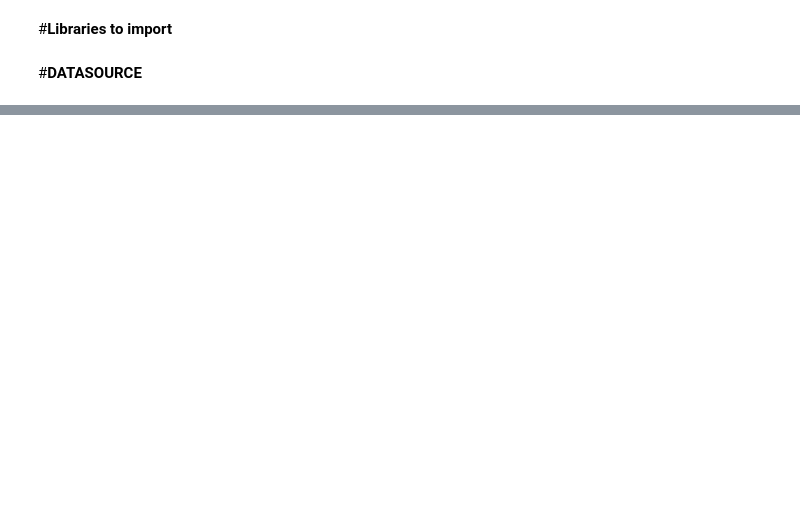
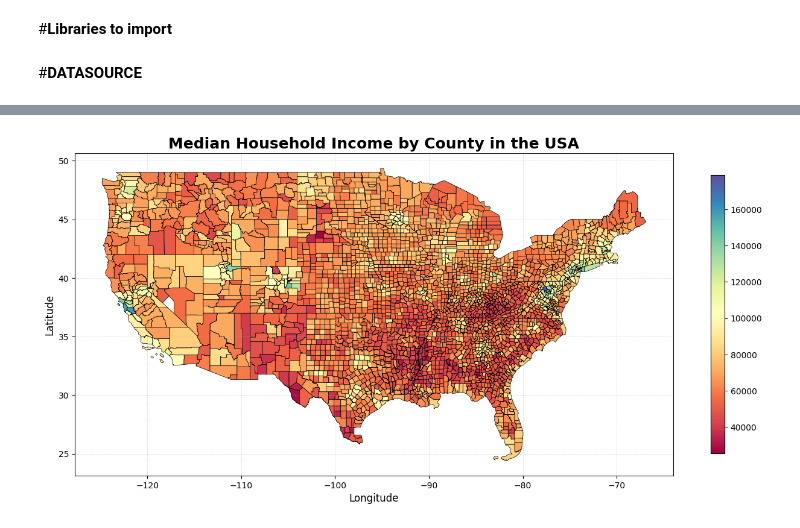
Before and after one commit to fergarcat/eda-usa-income, a Jupyter notebook: EDA_USA_Urban_Rural_Income.ipynb, the cells around one changed output, grey strips where cells are left out. Cells and saved outputs as stored; diff of their text form; code cells hidden in the pictures; blank space fills up the shorter version.

```diff
--- a/EDA_USA_Urban_Rural_Income.ipynb
+++ b/EDA_USA_Urban_Rural_Income.ipynb
@@ -312,0 +224,3 @@ df2.head()
+# %%
+df=df_income.merge(df_location, how="left", left_on = "FIPS", right_on="cfips")
+print(df[df.cfips.isnull()])
@@ -312,0 +255,78 @@ df2.head()
+# %%
+df.loc[df.FIPS == 2063, ['cfips', 'name', 'lng', 'lat']] = [2063, df.loc[df.FIPS == 2063, "County"].values[0], -134.4197, 63.5887]
+df.loc[df.FIPS == 2066, ['cfips', 'name', 'lng', 'lat']] = [2066, df.loc[df.FIPS == 2066, "County"].values[0], -131.046, 60.7968]
+df.loc[df.FIPS == 2158, ['cfips', 'name', 'lng', 'lat']] = [2158, df.loc[df.FIPS == 2158, "County"].values[0], -131.698, 64.8569]
+
+df.loc[df.FIPS == 9110, ['cfips', 'name', 'lng', 'lat']] = [9110, df.loc[df.FIPS == 9110, "County"].values[0], -72.7107, 41.5972]
+df.loc[df.FIPS == 9120, ['cfips', 'name', 'lng', 'lat']] = [9120, df.loc[df.FIPS == 9120, "County"].values[0], -72.4621, 41.7082]
+df.loc[df.FIPS == 9130, ['cfips', 'name', 'lng', 'lat']] = [9130, df.loc[df.FIPS == 9130, "County"].values[0], -72.9669, 41.2151]
+df.loc[df.FIPS == 9140, ['cfips', 'name', 'lng', 'lat']] = [9140, df.loc[df.FIPS == 9140, "County"].values[0], -72.6821, 41.1415]
+df.loc[df.FIPS == 9150, ['cfips', 'name', 'lng', 'lat']] = [9150, df.loc[df.FIPS == 9150, "County"].values[0], -72.7279, 41.3671]
+df.loc[df.FIPS == 9160, ['cfips', 'name', 'lng', 'lat']] = [9160, df.loc[df.FIPS == 9160, "County"].values[0], -72.5813, 41.4781]
+df.loc[df.FIPS == 9170, ['cfips', 'name', 'lng', 'lat']] = [9170, df.loc[df.FIPS == 9170, "County"].values[0], -72.7407, 41.6244]
+df.loc[df.FIPS == 9180, ['cfips', 'name', 'lng', 'lat']] = [9180, df.loc[df.FIPS == 9180, "County"].values[0], -72.8972, 41.2834]
+df.loc[df.FIPS == 9190, ['cfips', 'name', 'lng', 'lat']] = [9190, df.loc[df.FIPS == 9190, "County"].values[0], -72.6679, 41.5283]
+df.loc[df.FIPS == 46102, ['cfips', 'name', 'lng', 'lat']] = [46102, df.loc[df.FIPS == 46102, "County"].values[0], -102.599, 45.6521]
+# %%
+# Cargar el shapefile de los condados de EE.UU.
+usa_counties = gpd.read_file("https://www2.census.gov/geo/tiger/TIGER2023/COUNTY/tl_2023_us_county.zip")
+
+# Convertir FIPS a string con 5 caracteres
+df['FIPS'] = df['FIPS'].astype(str).str.zfill(5)
+usa_counties['GEOID'] = usa_counties['GEOID'].astype(str).str.zfill(5)
+
+# Filtrar el mapa de EE.UU. para excluir Alaska, Hawái y Puerto Rico
+usa_counties = usa_counties.cx[-130:-60, 23:50]  # Filtra por bounding box del territorio continental
+
+# Unir los datos de ingresos con los datos geoespaciales
+map_df = usa_counties.merge(df, left_on="GEOID", right_on="FIPS", how="left")
+# Si hay valores negativos o nulos, filtrarlos o corregirlos
+map_df = map_df[map_df['Median Household Income'] > 0]  # Eliminar valores negativos
+map_df = map_df.dropna(subset=['Median Household Income'])  # Eliminar NaN
+map_df = map_df[map_df['Total Population'] > 0]  # Eliminar valores negativos
+map_df = map_df.dropna(subset=['Total Population'])  # Eliminar NaN
+map_df['Total Population'] = map_df['Total Population'] / 1e6  # Convertir a millones
+
+
+# # Filtrar para excluir datos con longitud mayor a 150
+# map_df = map_df[(map_df['lng'] >= -180) & (map_df['lng'] <= -30) &
+#                 (map_df['lat'] >= -56) & (map_df['lat'] <= 83)]
+
+
+
+# Graficar el mapa con ajustes mejorados
+fig, ax = plt.subplots(1, 1, figsize=(16, 10))  # Aumentar el tamaño del gráfico
+map_df.plot(column='Median Household Income',
+            cmap='Spectral',
+            linewidth=0.5,  # Bordes más delgados
+            edgecolor='black',
+            legend=True,
+            legend_kwds={"shrink": 0.6},  # Hacer la leyenda más compacta
+            ax=ax)
+
+# Mejorar los títulos y diseño
+ax.set_title("Median Household Income by County in the USA", fontsize=18, fontweight="bold")
+ax.set_xlabel("Longitude", fontsize=12)
+ax.set_ylabel("Latitude", fontsize=12)
+plt.axis("on")  # Mantener los ejes visibles
+plt.grid(True, linestyle="--", linewidth=0.5, alpha=0.5)  # Agregar cuadrícula suave
+plt.show()
+# Graficar el mapa con ajustes mejorados
+fig, ax = plt.subplots(1, 1, figsize=(16, 10))  # Aumentar el tamaño del gráfico
+map_df.plot(column='Total Population',
+            cmap='Spectral',
+            linewidth=0.5,  # Bordes más delgados
+            edgecolor='black',
+            legend=True,
+            legend_kwds={"shrink": 0.6},  # Hacer la leyenda más compacta
+            ax=ax)
+
+# Mejorar los títulos y diseño
+ax.set_title("Total population by County in the USA", fontsize=18, fontweight="bold")
+ax.set_xlabel("Longitude", fontsize=12)
+ax.set_ylabel("Latitude", fontsize=12)
+plt.axis("on")  # Mantener los ejes visibles
+plt.grid(True, linestyle="--", linewidth=0.5, alpha=0.5)  # Agregar cuadrícula suave
+plt.show()
+# %% [output]
+[figure, added]
```
Also changed, not shown: parts of 43 cells of this notebook.
